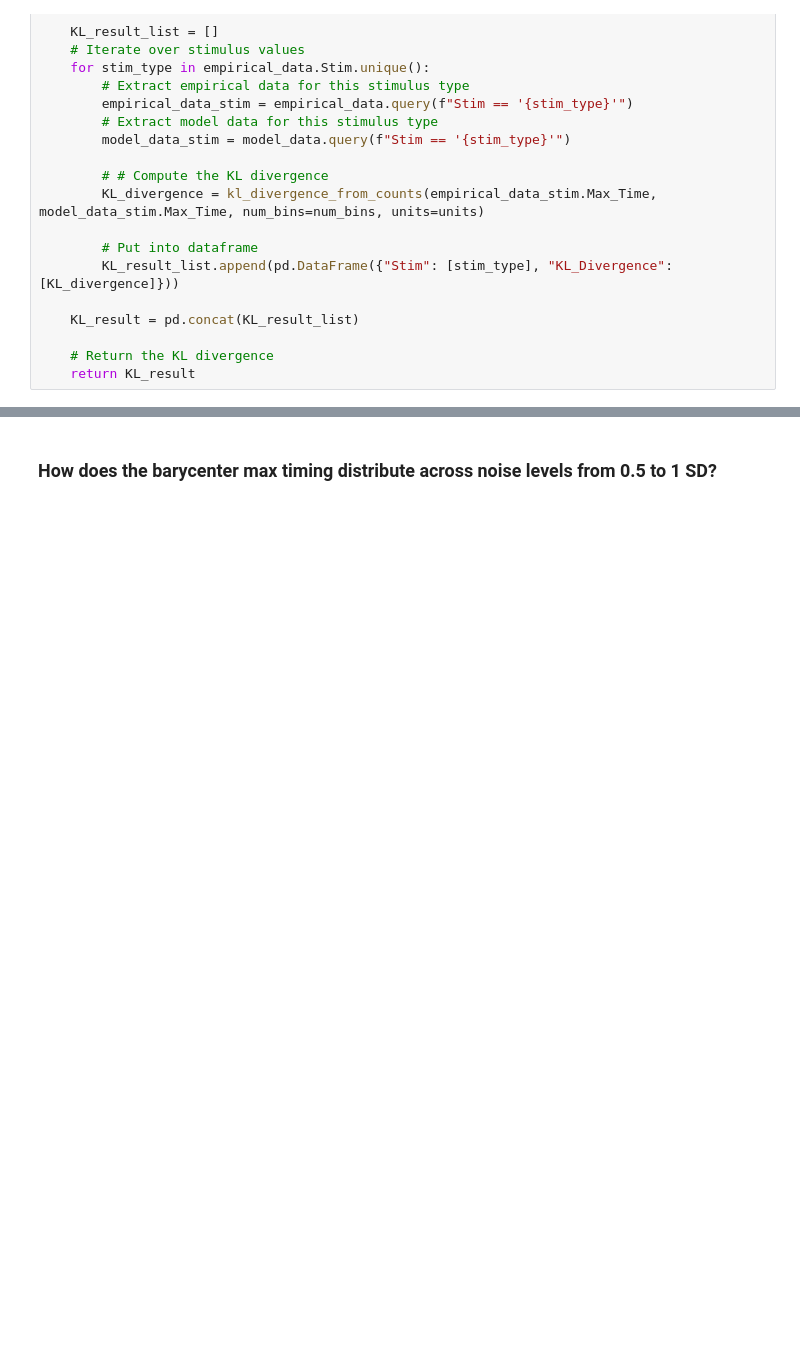
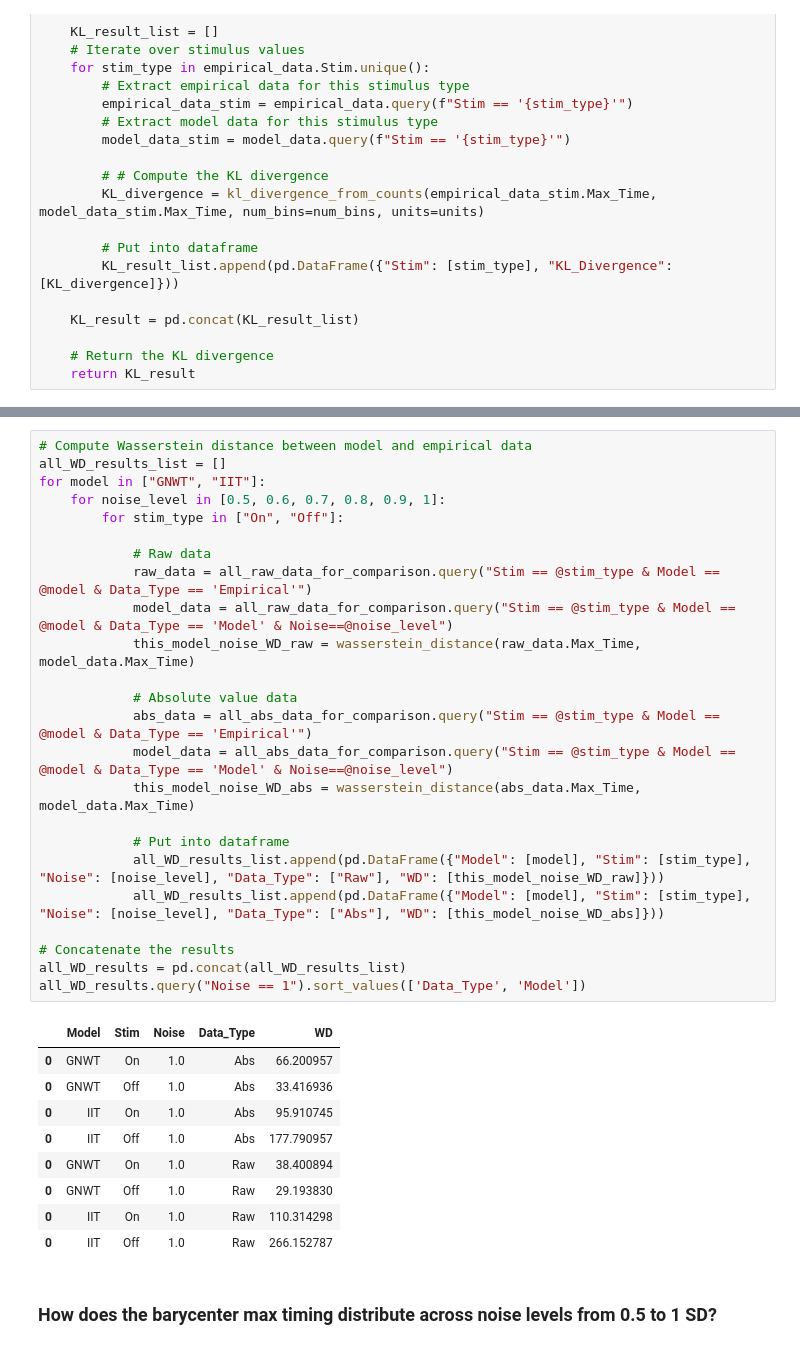
Before and after one commit to anniegbryant/MEG_functional_connectivity, a Jupyter notebook: data_visualization/barycenter_empirical_analysis.ipynb, the cells around one changed output, grey strips where cells are left out. Cells and saved outputs as stored; diff of their text form; blank space fills up the shorter version.

```diff
--- a/data_visualization/barycenter_empirical_analysis.ipynb
+++ b/data_visualization/barycenter_empirical_analysis.ipynb
@@ -769,3 +786,37 @@ all_KL_results.query("Noise == 1")
+# %%
+# Compute Wasserstein distance between model and empirical data
+all_WD_results_list = []
+for model in ["GNWT", "IIT"]:
+    for noise_level in [0.5, 0.6, 0.7, 0.8, 0.9, 1]:
+        for stim_type in ["On", "Off"]:
+
+            # Raw data
+            raw_data = all_raw_data_for_comparison.query("Stim == @stim_type & Model == @model & Data_Type == 'Empirical'")
+            model_data = all_raw_data_for_comparison.query("Stim == @stim_type & Model == @model & Data_Type == 'Model' & Noise==@noise_level")
+            this_model_noise_WD_raw = wasserstein_distance(raw_data.Max_Time, model_data.Max_Time)
+
+            # Absolute value data
+            abs_data = all_abs_data_for_comparison.query("Stim == @stim_type & Model == @model & Data_Type == 'Empirical'")
+            model_data = all_abs_data_for_comparison.query("Stim == @stim_type & Model == @model & Data_Type == 'Model' & Noise==@noise_level")
+            this_model_noise_WD_abs = wasserstein_distance(abs_data.Max_Time, model_data.Max_Time)
+
+            # Put into dataframe
+            all_WD_results_list.append(pd.DataFrame({"Model": [model], "Stim": [stim_type], "Noise": [noise_level], "Data_Type": ["Raw"], "WD": [this_model_noise_WD_raw]}))
+            all_WD_results_list.append(pd.DataFrame({"Model": [model], "Stim": [stim_type], "Noise": [noise_level], "Data_Type": ["Abs"], "WD": [this_model_noise_WD_abs]}))
+
+# Concatenate the results
+all_WD_results = pd.concat(all_WD_results_list)
+all_WD_results.query("Noise == 1").sort_values(['Data_Type', 'Model'])
+# %% [output]
+|  | Model | Stim | Noise | Data_Type | WD |
+| 0 | GNWT | On | 1.0 | Abs | 66.200957 |
+| 0 | GNWT | Off | 1.0 | Abs | 33.416936 |
+| 0 | IIT | On | 1.0 | Abs | 95.910745 |
+| 0 | IIT | Off | 1.0 | Abs | 177.790957 |
+| 0 | GNWT | On | 1.0 | Raw | 38.400894 |
+| 0 | GNWT | Off | 1.0 | Raw | 29.193830 |
+| 0 | IIT | On | 1.0 | Raw | 110.314298 |
+| 0 | IIT | Off | 1.0 | Raw | 266.152787 |
 # %% [markdown]
 ### How does the barycenter max timing distribute across noise levels from 0.5 to 1 SD?
 # %%
```
Also changed, not shown: parts of 3 cells of this notebook, 3 other files.
